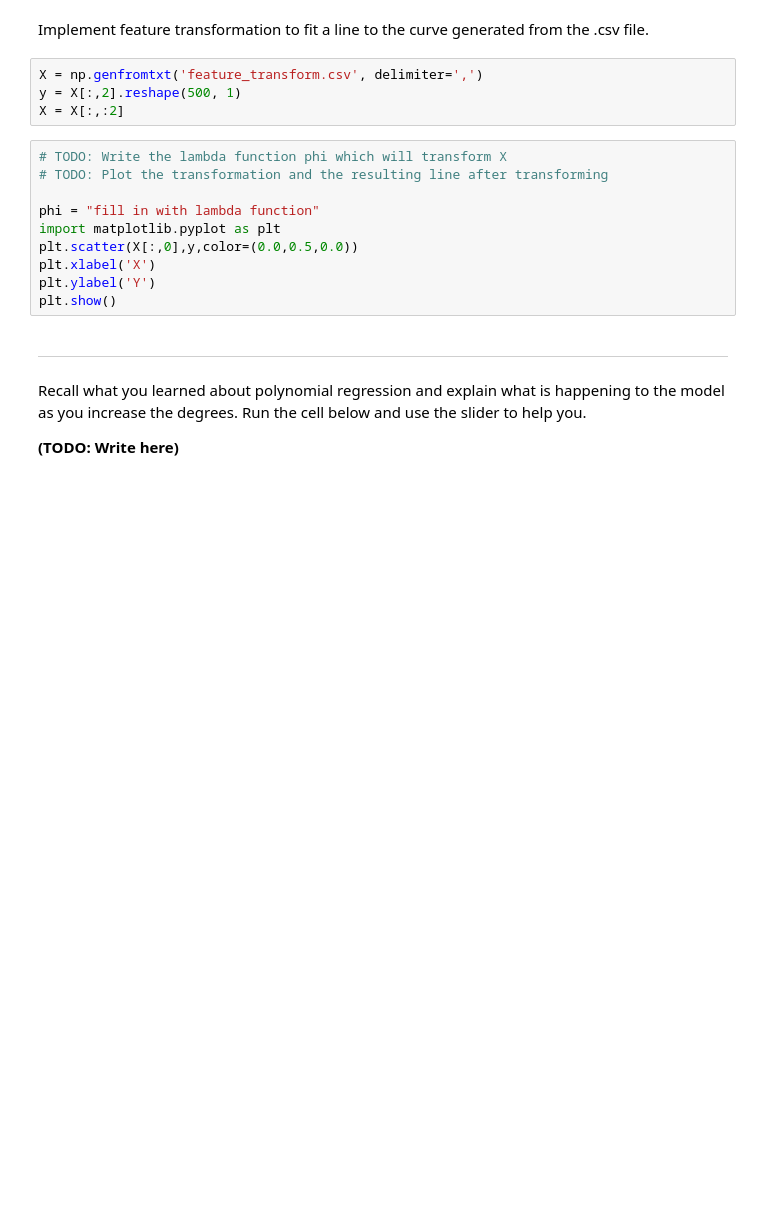
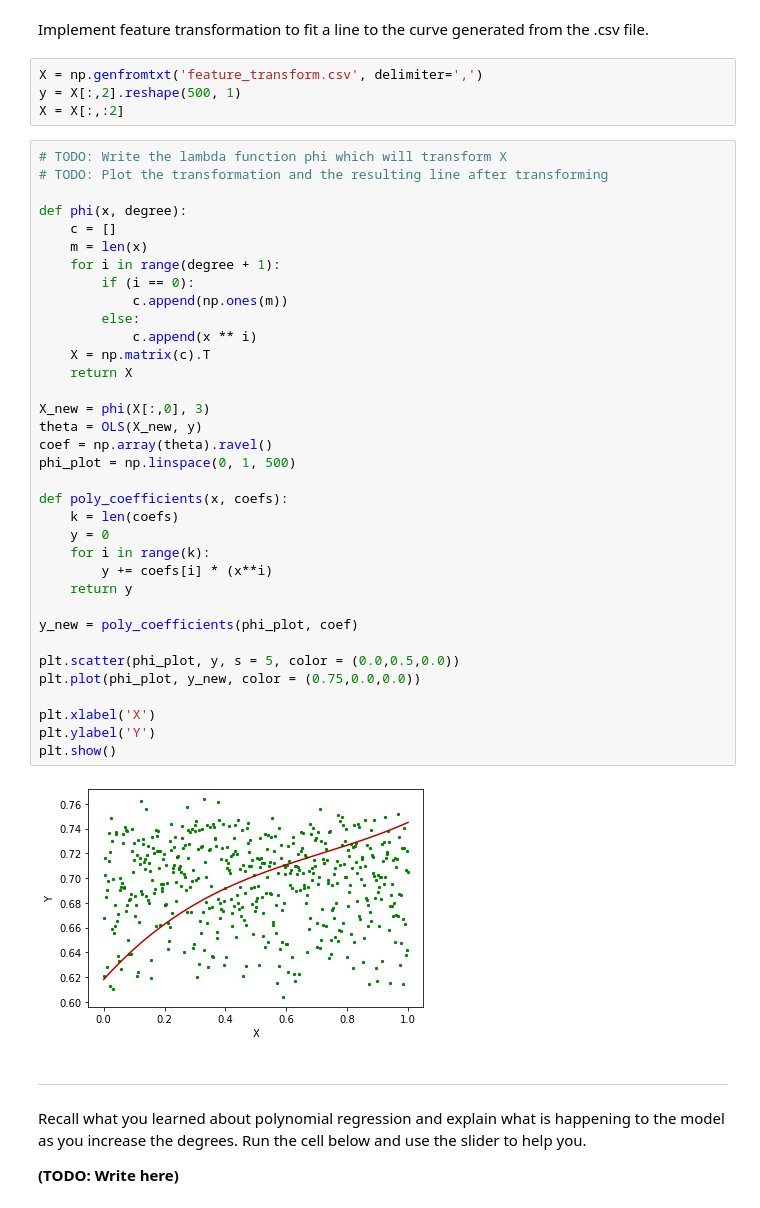
Before and after one commit to alarichunziker/Homework-1, a Jupyter notebook: Homework-1.ipynb, the cells around one changed output. Drawn from its saved outputs; the diff is of its cells as text; blank space fills up the shorter version.

```diff
--- a/Homework-1.ipynb
+++ b/Homework-1.ipynb
@@ -366,16 +299,43 @@ Implement feature transformation to fit a line to the curve generated from the .
 X = np.genfromtxt('feature_transform.csv', delimiter=',')
 y = X[:,2].reshape(500, 1)
 X = X[:,:2]
-# %%
-# TODO: Write the lambda function phi which will transform X
-# TODO: Plot the transformation and the resulting line after transforming
-
-phi = "fill in with lambda function"
-import matplotlib.pyplot as plt
-plt.scatter(X[:,0],y,color=(0.0,0.5,0.0))
-plt.xlabel('X')
-plt.ylabel('Y')
-plt.show()
+# %%
+# TODO: Write the lambda function phi which will transform X
+# TODO: Plot the transformation and the resulting line after transforming
+
+def phi(x, degree):
+    c = []
+    m = len(x)
+    for i in range(degree + 1):
+        if (i == 0):
+            c.append(np.ones(m))
+        else:
+            c.append(x ** i)
+    X = np.matrix(c).T
+    return X
+
+X_new = phi(X[:,0], 3)
+theta = OLS(X_new, y)
+coef = np.array(theta).ravel()
+phi_plot = np.linspace(0, 1, 500)
+
+def poly_coefficients(x, coefs):
+    k = len(coefs)
+    y = 0
+    for i in range(k):
+        y += coefs[i] * (x**i)
+    return y
+
+y_new = poly_coefficients(phi_plot, coef)
+
+plt.scatter(phi_plot, y, s = 5, color = (0.0,0.5,0.0))
+plt.plot(phi_plot, y_new, color = (0.75,0.0,0.0))
+
+plt.xlabel('X')
+plt.ylabel('Y')
+plt.show()
+# %% [output]
+[figure, added]
 # %% [markdown]
 <hr class='light-separate' />
 # %% [markdown]
```
Also changed, not shown: parts of 11 cells of this notebook.
